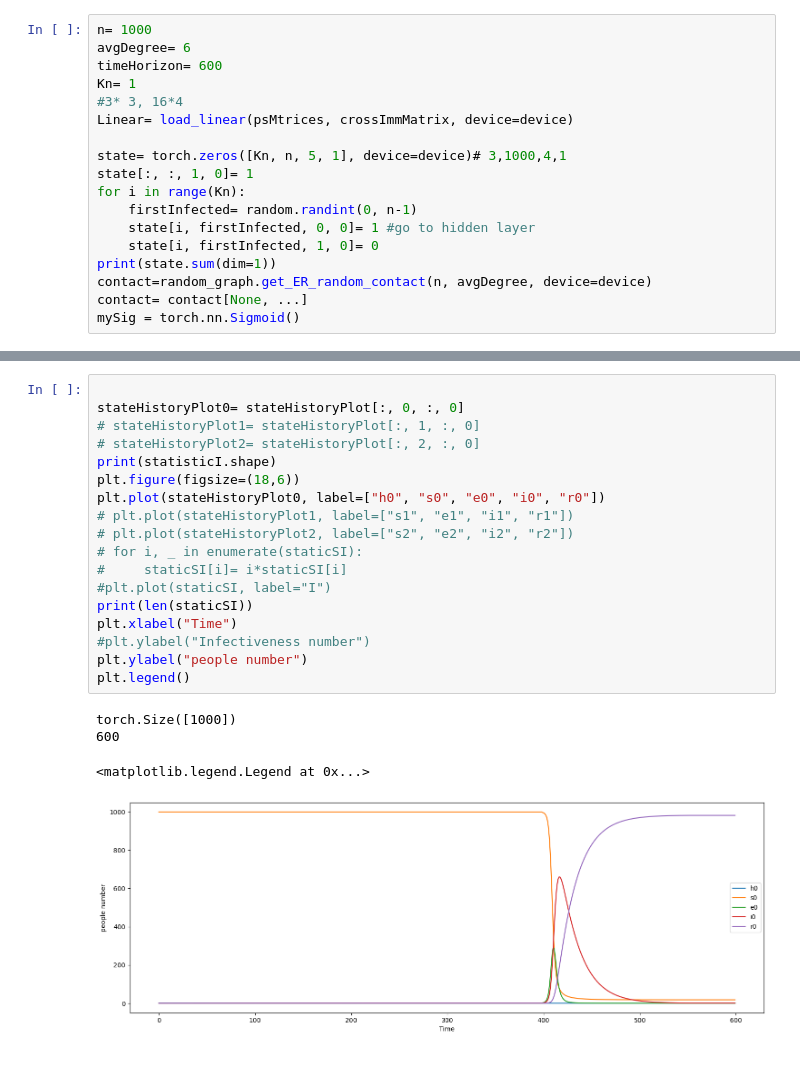
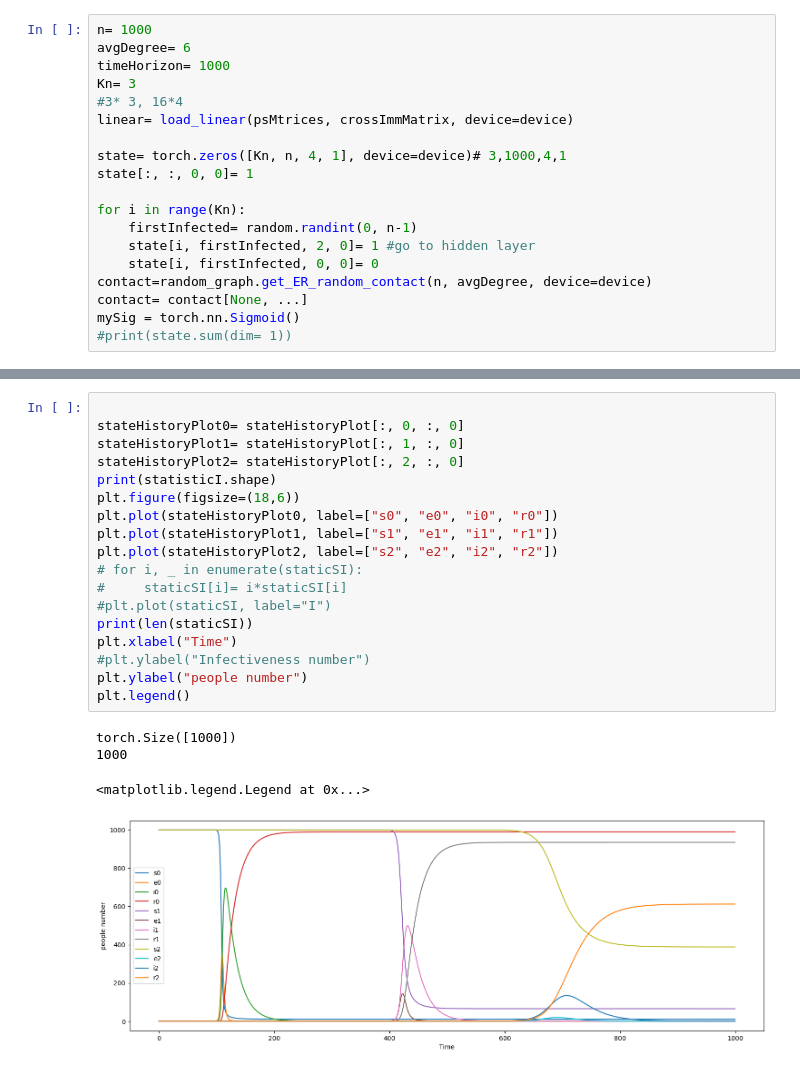
Before and after one commit to bizhili/Epi_fit, a Jupyter notebook: 10_1_epis_fit/script/test31.ipynb, the cells around one changed output, grey strips where cells are left out. Cells and saved outputs as stored; diff of their text form.

Commit message:
add a control layer

```diff
--- a/10_1_epis_fit/script/test31.ipynb
+++ b/10_1_epis_fit/script/test31.ipynb
@@ -43,18 +44,19 @@ def load_linear(psMtrices, crossImmMatrix, device= device):
 # %%
 n= 1000
 avgDegree= 6
-timeHorizon= 600
-Kn= 1
+timeHorizon= 1000
+Kn= 3
 #3* 3, 16*4
-Linear= load_linear(psMtrices, crossImmMatrix, device=device)
+linear= load_linear(psMtrices, crossImmMatrix, device=device)
 
-state= torch.zeros([Kn, n, 5, 1], device=device)# 3,1000,4,1
-state[:, :, 1, 0]= 1
+state= torch.zeros([Kn, n, 4, 1], device=device)# 3,1000,4,1
+state[:, :, 0, 0]= 1
+
 for i in range(Kn):
     firstInfected= random.randint(0, n-1)
-    state[i, firstInfected, 0, 0]= 1 #go to hidden layer
-    state[i, firstInfected, 1, 0]= 0
-print(state.sum(dim=1))
+    state[i, firstInfected, 2, 0]= 1 #go to hidden layer
+    state[i, firstInfected, 0, 0]= 0
 contact=random_graph.get_ER_random_contact(n, avgDegree, device=device)
 contact= contact[None, ...]
 mySig = torch.nn.Sigmoid()
+#print(state.sum(dim= 1))
@@ -112,23 +108,23 @@ stateHistoryPlot= stateHistory.cpu().detach()
 # %%
 
 stateHistoryPlot0= stateHistoryPlot[:, 0, :, 0]
-# stateHistoryPlot1= stateHistoryPlot[:, 1, :, 0]
-# stateHistoryPlot2= stateHistoryPlot[:, 2, :, 0]
+stateHistoryPlot1= stateHistoryPlot[:, 1, :, 0]
+stateHistoryPlot2= stateHistoryPlot[:, 2, :, 0]
 print(statisticI.shape)
 plt.figure(figsize=(18,6))
-plt.plot(stateHistoryPlot0, label=["h0", "s0", "e0", "i0", "r0"])
-# plt.plot(stateHistoryPlot1, label=["s1", "e1", "i1", "r1"])
-# plt.plot(stateHistoryPlot2, label=["s2", "e2", "i2", "r2"])
+plt.plot(stateHistoryPlot0, label=["s0", "e0", "i0", "r0"])
+plt.plot(stateHistoryPlot1, label=["s1", "e1", "i1", "r1"])
+plt.plot(stateHistoryPlot2, label=["s2", "e2", "i2", "r2"])
 # for i, _ in enumerate(staticSI):
 #     staticSI[i]= i*staticSI[i]
 #plt.plot(staticSI, label="I")
 print(len(staticSI))
 plt.xlabel("Time")
 #plt.ylabel("Infectiveness number")
 plt.ylabel("people number")
 plt.legend()
 # %% [output]
 torch.Size([1000])
-600
+1000
 <matplotlib.legend.Legend at 0x...>
-[figure, old version]
+[figure, new version]
```
Also changed, not shown: parts of 11 cells of this notebook, 1 other file.
